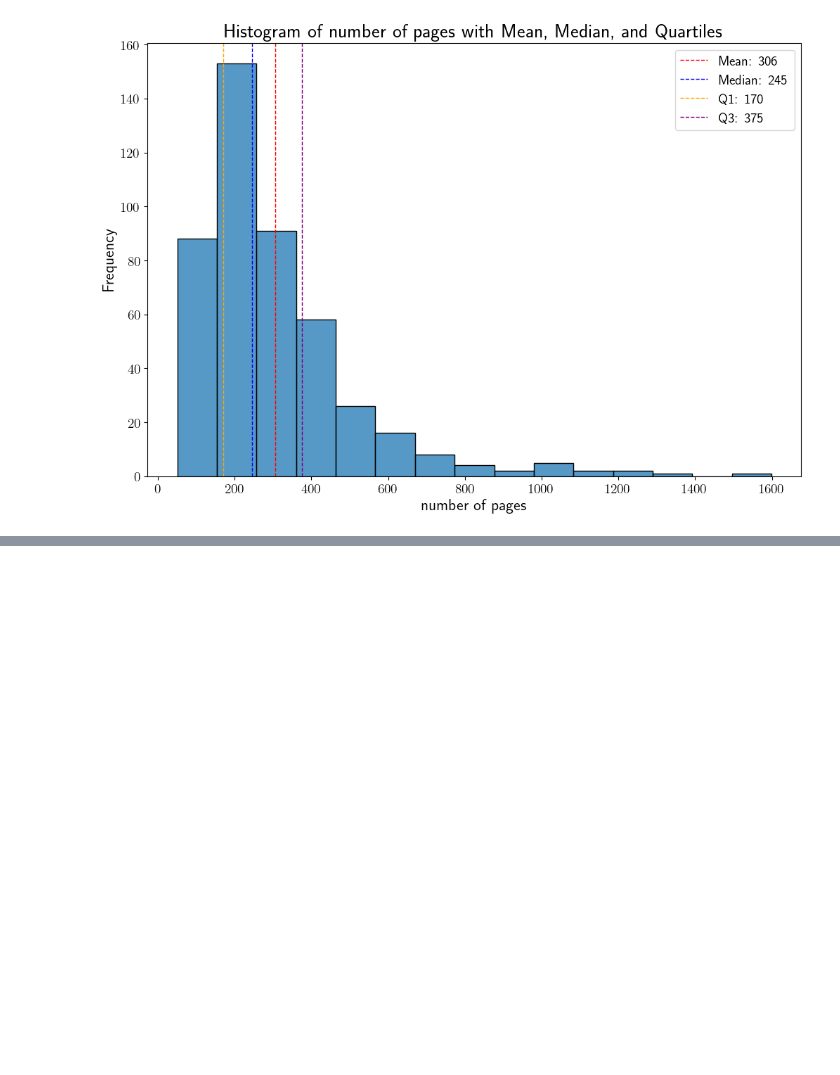
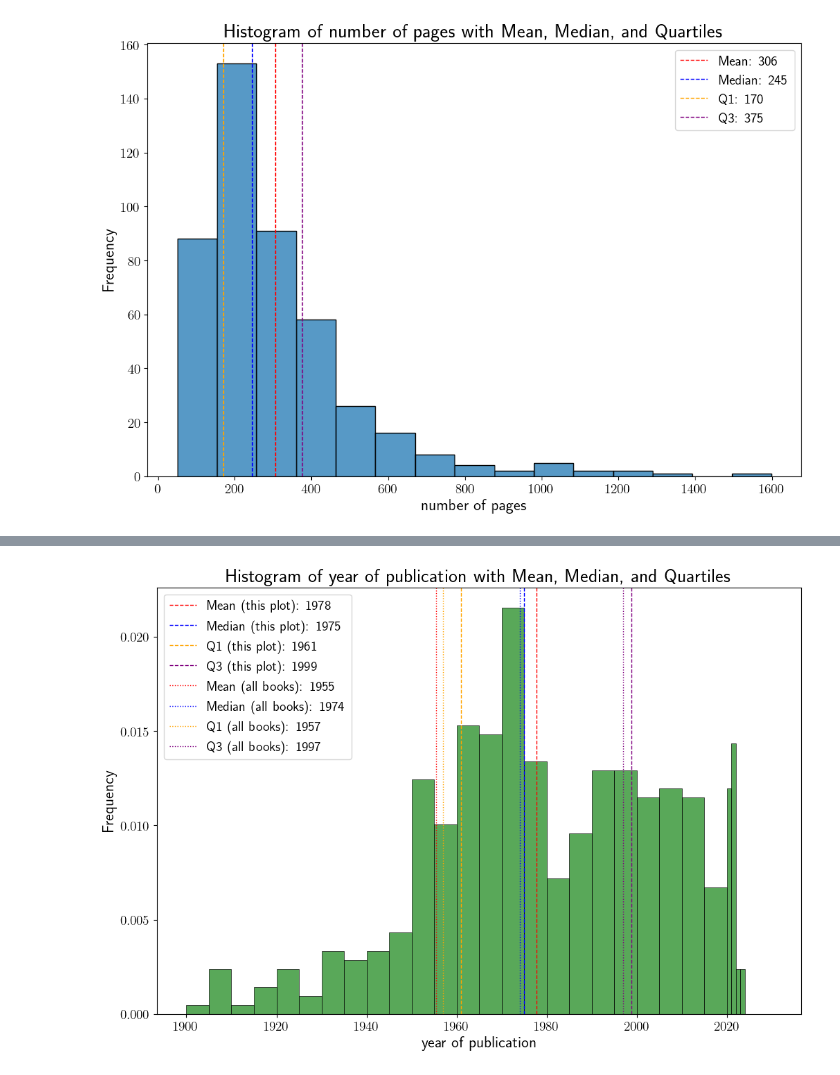
Before and after one commit to anvi-git/Project_Book_library, a Jupyter notebook: book_library.ipynb, the cells around one changed output, grey strips where cells are left out. Drawn from its saved outputs; the diff is of its cells as text; code cells hidden in the pictures; blank space fills up the shorter version.

```diff
--- a/book_library.ipynb
+++ b/book_library.ipynb
@@ -97,0 +136,36 @@ plt.show()
+# %%
+#####
+# Filter data for 20th century
+publ_year_20th = publ_year[publ_year >= 1900]
+
+bins_publ_year_20th = [1900,1905,1910,1915,1920,1925,1930,1935,1940,1945,1950,1955,1960,1965,1970,
+                       1975,1980,1985,1990,1995,2000,2005,2010,2015,2020,2021,2022,2023,2024,2025,2030]
+# Plot histogram for the 20th century with density normalization
+sns.histplot(publ_year_20th, bins=bins_publ_year_20th, stat='density', kde=False, color='forestgreen')
+
+mean_pub_year_20th = publ_year_20th.mean()
+median_pub_year_20th = publ_year_20th.median()
+quartiles_pub_year_20th = publ_year_20th.quantile([0.25,0.75])
+
+# Add lines for mean, median, and quartiles only for books published after 1899
+plt.axvline(mean_pub_year_20th, color='red', linestyle='dashed', linewidth=1, label=f'Mean (this plot): {mean_pub_year_20th:.0f}')
+plt.axvline(median_pub_year_20th, color='blue', linestyle='dashed', linewidth=1, label=f'Median (this plot): {median_pub_year_20th:.0f}')
+plt.axvline(quartiles_pub_year_20th[0.25], color='orange', linestyle='dashed', linewidth=1, label=f'Q1 (this plot): {quartiles_pub_year_20th[0.25]:.0f}')
+plt.axvline(quartiles_pub_year_20th[0.75], color='purple', linestyle='dashed', linewidth=1, label=f'Q3 (this plot): {quartiles_pub_year_20th[0.75]:.0f}')
+
+# Add lines for mean, median, and quartiles for every book
+plt.axvline(mean_pub_year, color='red', linestyle='dotted', linewidth=1, label=f'Mean (all books): {mean_pub_year:.0f}')
+plt.axvline(median_pub_year, color='blue', linestyle='dotted', linewidth=1, label=f'Median (all books): {median_pub_year:.0f}')
+plt.axvline(quartiles_pub_year[0.25], color='orange', linestyle='dotted', linewidth=1, label=f'Q1 (all books): {quartiles_pub_year[0.25]:.0f}')
+plt.axvline(quartiles_pub_year[0.75], color='purple', linestyle='dotted', linewidth=1, label=f'Q3 (all books): {quartiles_pub_year[0.75]:.0f}')
+
+
+# add titles
+plt.title('Histogram of year of publication with Mean, Median, and Quartiles')
+# add labels
+plt.ylabel('Frequency')
+plt.legend()
+# Show the plot
+plt.show()
+# %% [output]
+[figure, added]
```
Also changed, not shown: parts of 3 cells of this notebook.
